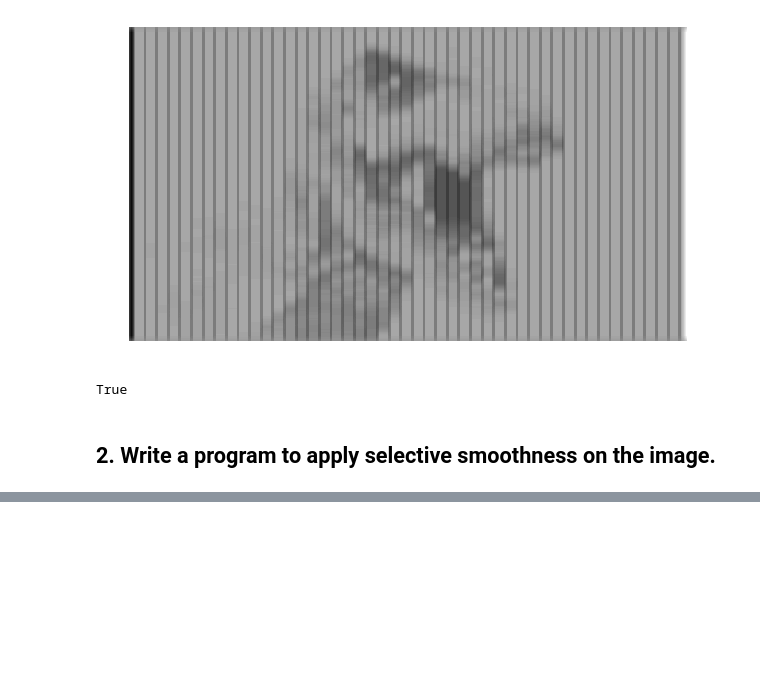
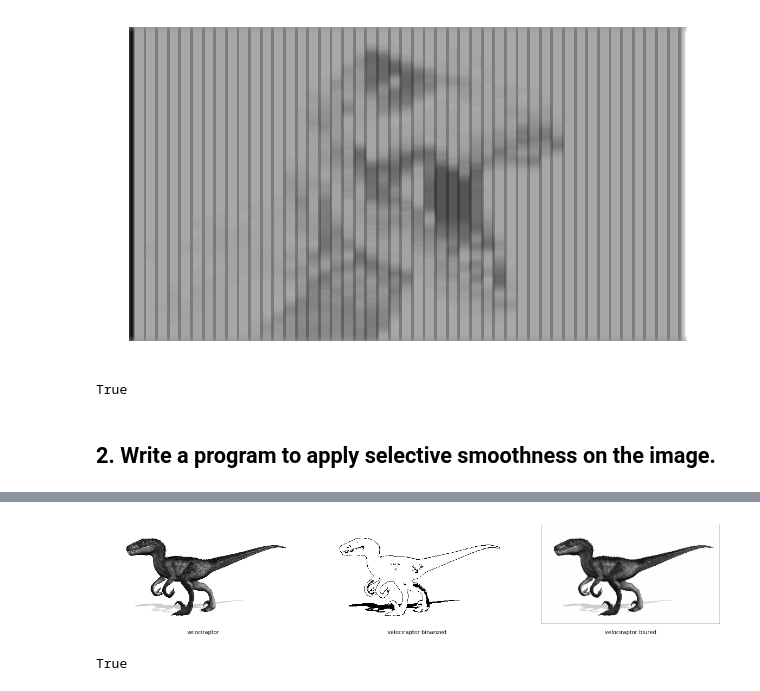
Before and after one commit to vinihcampos/digiproc, a Jupyter notebook: Exercise#2/Exercise2.ipynb, the cells around one changed output, grey strips where cells are left out. Drawn from its saved outputs; the diff is of its cells as text; code cells hidden in the pictures; blank space fills up the shorter version.

```diff
--- a/Exercise#2/Exercise2.ipynb
+++ b/Exercise#2/Exercise2.ipynb
@@ -186,0 +217,47 @@ plt.show()
+# %%
+def selective_smooth(img, binary, blur_min, blur_max):
+    kernel_min = (1 / (blur_min * blur_min)) * np.ones((blur_min,blur_min), dtype=float)
+    kernel_max = (1 / (blur_max * blur_max)) * np.ones((blur_max,blur_max), dtype=float)
+
+    copy = img.copy()
+    h,w = copy.shape[0:2]
+
+    for i in range(h):
+        for j in range(w):
+            if binary[i,j] == 0:
+                if len(copy.shape) > 2:
+                    for k in range(copy.shape[2]):
+                        copy[i,j,k] = local_conv(img[:,:,k], kernel_min, i, j)
+                else:
+                    copy[i,j] = local_conv(img, kernel_min, i, j)
+            else:
+                if len(copy.shape) > 2:
+                    for k in range(copy.shape[2]):
+                        copy[i,j,k] = local_conv(img[:,:,k], kernel_max, i, j)
+                else:
+                    copy[i,j] = local_conv(img, kernel_max, i, j)
+    return copy
+
+velociraptor_blured = selective_smooth(velociraptor, binary, 1, 5)
+
+plt.figure(figsize=(20,10))
+ax1 = plt.subplot(131)
+ax1.imshow(velociraptor, cmap='gray')
+ax2 = plt.subplot(132)
+ax2.imshow(binary, cmap='gray')
+ax3 = plt.subplot(133)
+ax3.imshow(velociraptor_blured, cmap='gray')
+
+ax1.axis('off')
+ax2.axis('off')
+ax3.axis('off')
+
+ax1.text(0.5,-0.1, "velociraptor", ha="center", transform=ax1.transAxes)
+ax2.text(0.5,-0.1, "velociraptor binarized", ha="center", transform=ax2.transAxes)
+ax3.text(0.5,-0.1, "velociraptor blured", ha="center", transform=ax3.transAxes)
+
+plt.show()
+cv2.imwrite('images/velociraptor_blured.jpg', velociraptor_blured)
+# %% [output]
+[figure, added]
+True
```
Also changed, not shown: parts of 4 cells of this notebook, 3 other files.
